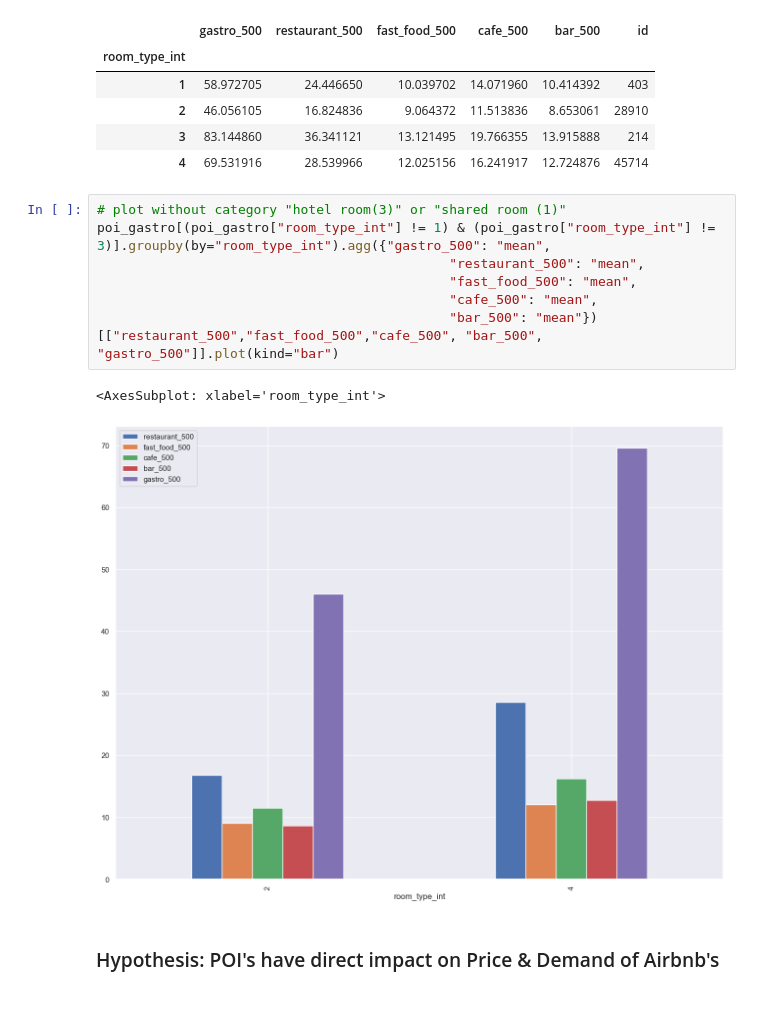
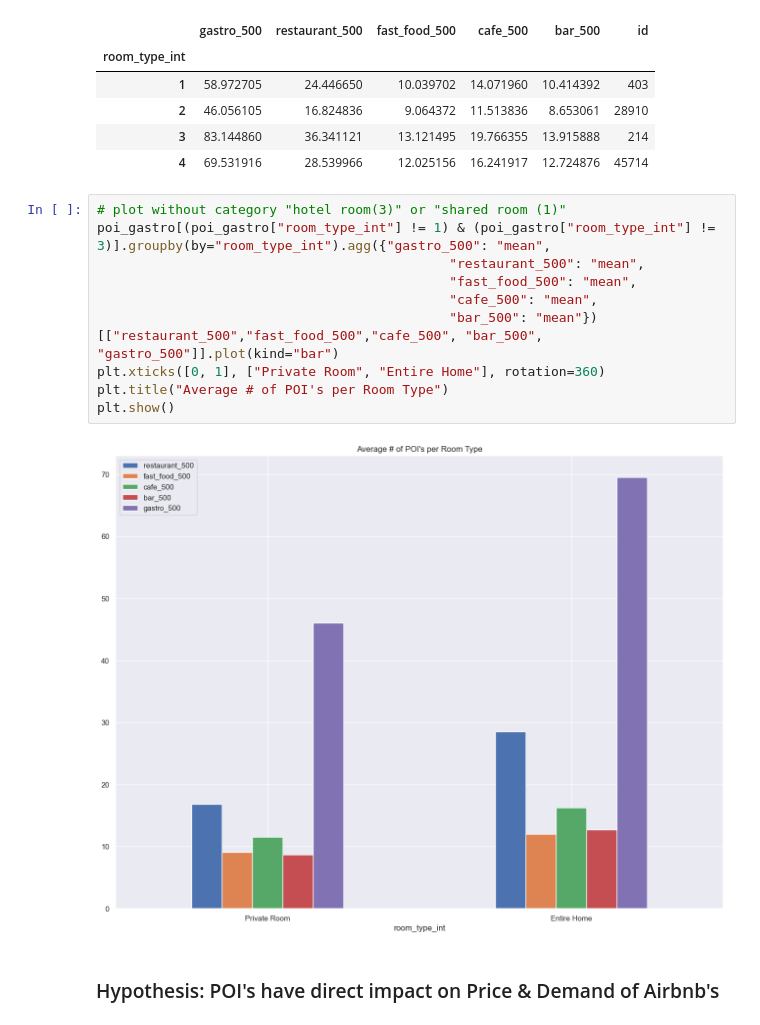
Before and after one commit to Jappler85/hh-23-1-airbnb, a Jupyter notebook: eda_poi_gastro.ipynb, the cells around one changed output. Saved outputs shown, nothing was run; the diff lists cells and outputs as text.

```diff
--- a/eda_poi_gastro.ipynb
+++ b/eda_poi_gastro.ipynb
@@ -794,13 +794,15 @@ poi_gastro.groupby(by="room_type_int").agg({"gastro_500": "mean",
 # %%
 # plot without category "hotel room(3)" or "shared room (1)"
 poi_gastro[(poi_gastro["room_type_int"] != 1) & (poi_gastro["room_type_int"] != 3)].groupby(by="room_type_int").agg({"gastro_500": "mean",
                                              "restaurant_500": "mean",
                                              "fast_food_500": "mean",
                                              "cafe_500": "mean",
                                              "bar_500": "mean"})[["restaurant_500","fast_food_500","cafe_500", "bar_500", "gastro_500"]].plot(kind="bar")
+plt.xticks([0, 1], ["Private Room", "Entire Home"], rotation=360)
+plt.title("Average # of POI's per Room Type")
+plt.show()
 # %% [output]
-<AxesSubplot: xlabel='room_type_int'>
-[figure, old version]
+[figure, new version]
 # %% [markdown]
 ### Hypothesis: POI's have direct impact on Price & Demand of Airbnb's
 # %%
```
Also changed, not shown: parts of 10 cells of this notebook.
